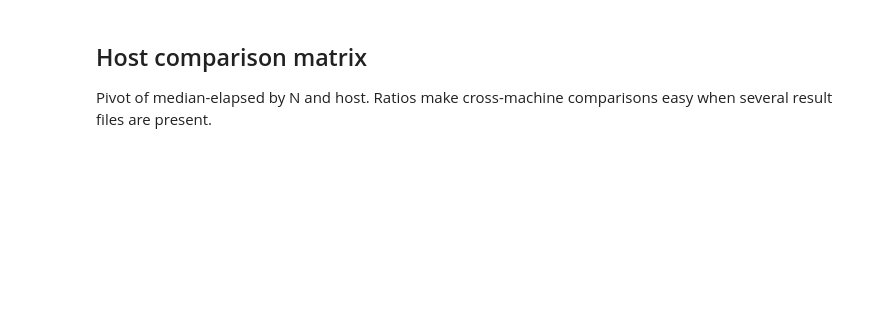
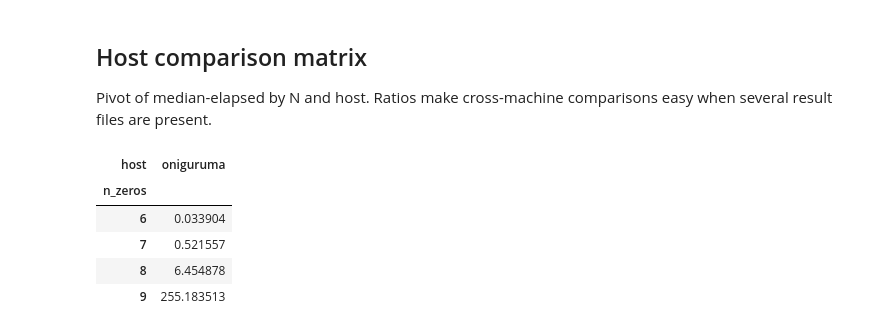
Before and after one commit to danilkiff/pow, a Jupyter notebook: analysis/explore_results.ipynb, the cells around one changed output. Drawn from its saved outputs; the diff is of its cells as text; code cells hidden in the pictures; blank space fills up the shorter version.

```diff
--- a/analysis/explore_results.ipynb
+++ b/analysis/explore_results.ipynb
@@ -233,10 +258,19 @@ Pivot of median-elapsed by N and host. Ratios make cross-machine comparisons
 easy when several result files are present.
 # %%
 if runs:
-    pivot = summarise(runs).pivot_table(index="n_zeros", columns="host", values="median_s")
+    pivot = summarise(runs).pivot_table(
+        index="n_zeros", columns="host", values="median_s"
+    )
     display(pivot)
     if pivot.shape[1] >= 2:
         baseline = pivot.iloc[:, 0]
         ratios = pivot.div(baseline, axis=0)
         print(f"speedup vs {pivot.columns[0]} (lower = faster):")
         display(ratios)
+# %% [output]
+| host | oniguruma |
+| n_zeros |  |
+| 6 | 0.033904 |
+| 7 | 0.521557 |
+| 8 | 6.454878 |
+| 9 | 255.183513 |
```
Also changed, not shown: parts of 6 cells of this notebook.
